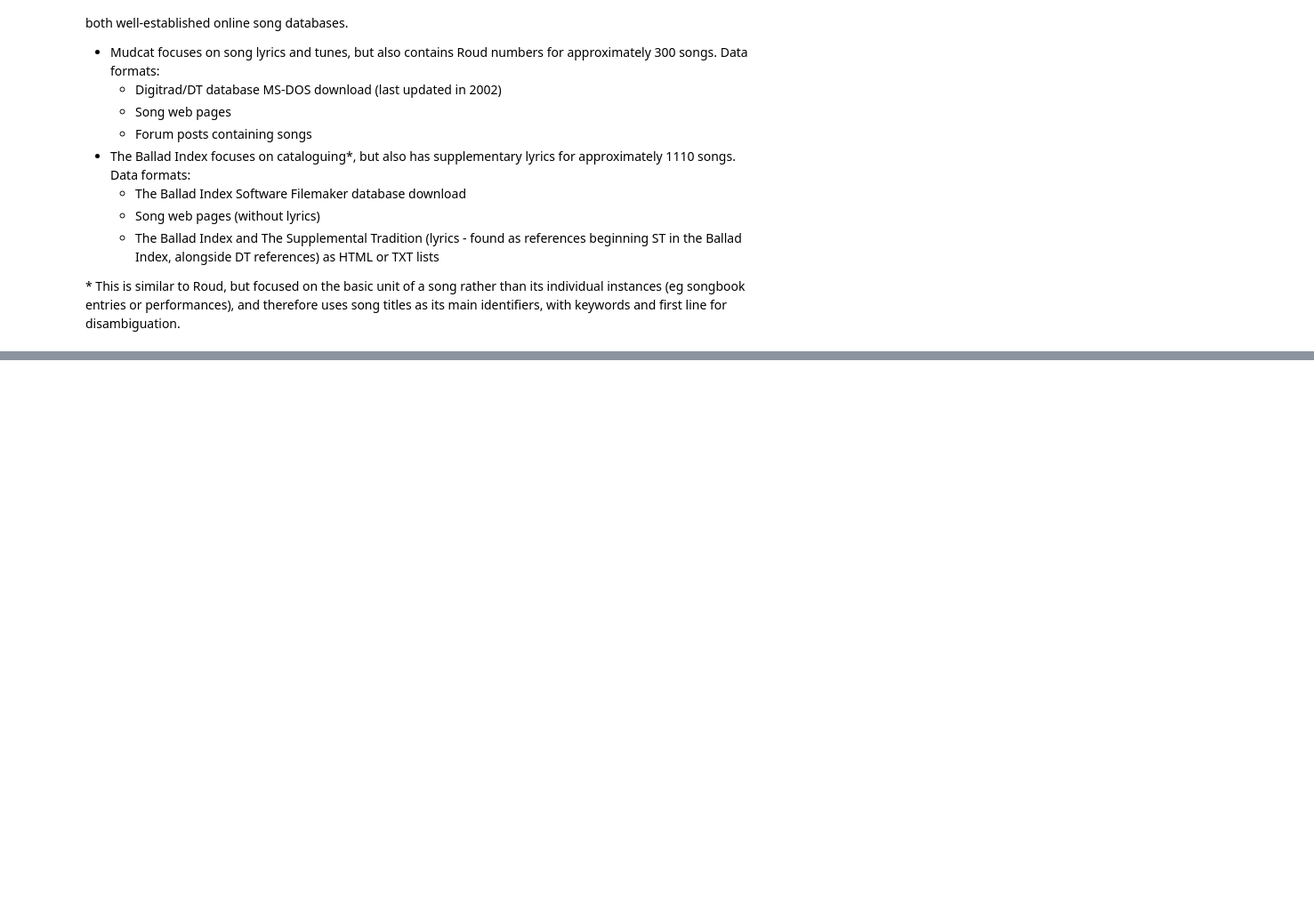
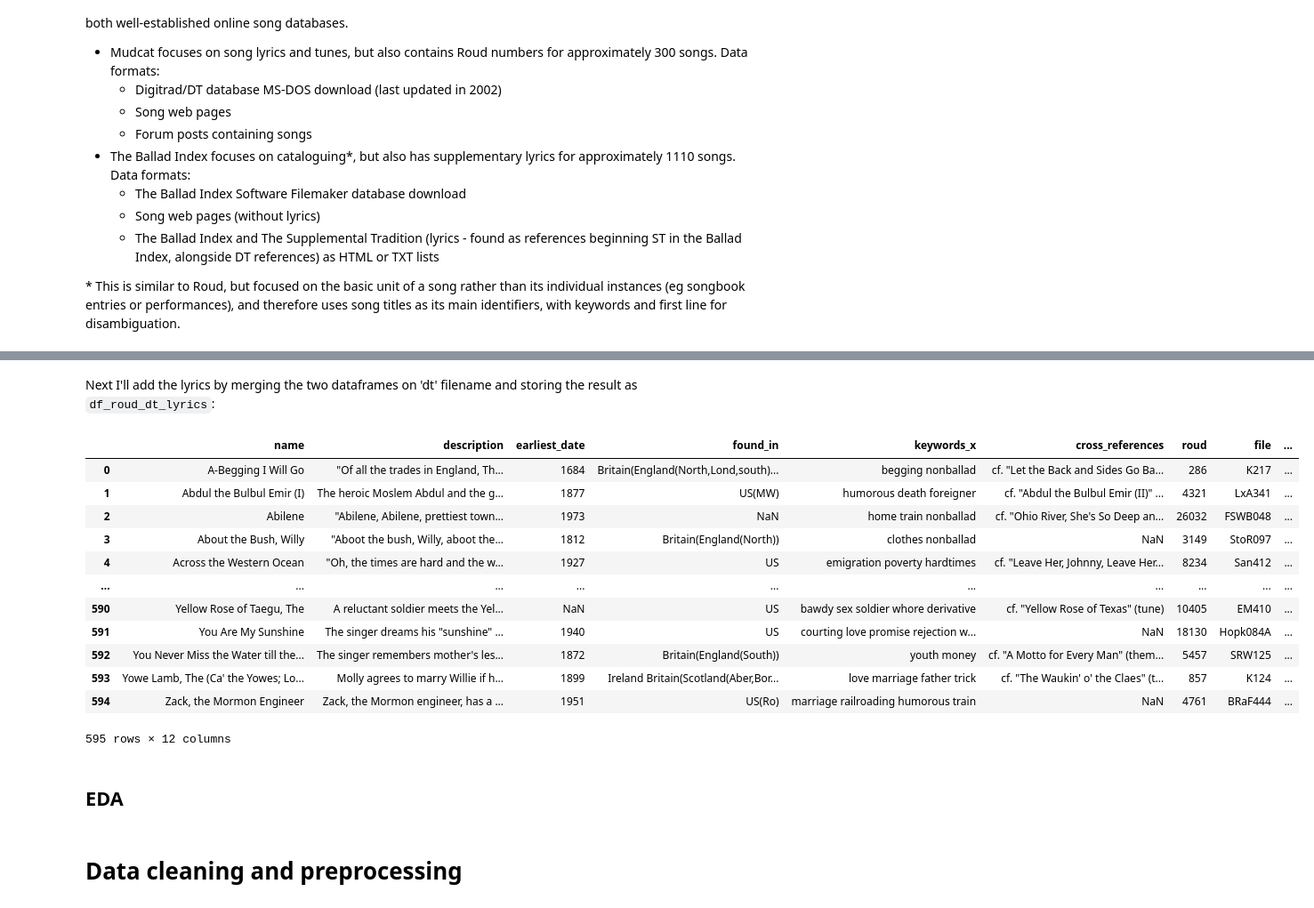
Before and after one commit to sian0x0/Roud-Song-Clusters, a Jupyter notebook: Roud-Clusters.ipynb, the cells around one changed output, grey strips where cells are left out. Shown at 89% size. Saved outputs shown, nothing was run; the diff lists cells and outputs as text; code cells hidden in the pictures; blank space fills up the shorter version.

Commit message:
data wrangling Ballad Index and Mudcat Digitrad

```diff
--- a/Roud-Clusters.ipynb
+++ b/Roud-Clusters.ipynb
@@ -327,0 +293,3 @@ df.sort_values('dt')
+# %%
+df_roud_dt = df[(~df.dt.isna()) & (~df.roud.isna())]
+df_roud_dt
@@ -327,0 +310,23 @@ df.sort_values('dt')
+# %% [markdown]
+Next I'll add the lyrics by merging the two dataframes on 'dt' filename and storing the result as `df_roud_dt_lyrics`:
+# %%
+df_roud_dt_lyrics = df_roud_dt.merge(df_lyrics, on='dt')
+df_roud_dt_lyrics
+# %% [output]
+|  | name | description | earliest_date | found_in | keywords_x | cross_references | roud | file | ... |
+| 0 | A-Begging I Will Go | "Of all the trades in England, Th... | 1684 | Britain(England(North,Lond,south)... | begging nonballad | cf. "Let the Back and Sides Go Ba... | 286 | K217 | ... |
+| 1 | Abdul the Bulbul Emir (I) | The heroic Moslem Abdul and the g... | 1877 | US(MW) | humorous death foreigner | cf. "Abdul the Bulbul Emir (II)" ... | 4321 | LxA341 | ... |
+| 2 | Abilene | "Abilene, Abilene, prettiest town... | 1973 | NaN | home train nonballad | cf. "Ohio River, She's So Deep an... | 26032 | FSWB048 | ... |
+| 3 | About the Bush, Willy | "Aboot the bush, Willy, aboot the... | 1812 | Britain(England(North)) | clothes nonballad | NaN | 3149 | StoR097 | ... |
+| 4 | Across the Western Ocean | "Oh, the times are hard and the w... | 1927 | US | emigration poverty hardtimes | cf. "Leave Her, Johnny, Leave Her... | 8234 | San412 | ... |
+| ... | ... | ... | ... | ... | ... | ... | ... | ... | ... |
+| 590 | Yellow Rose of Taegu, The | A reluctant soldier meets the Yel... | NaN | US | bawdy sex soldier whore derivative | cf. "Yellow Rose of Texas" (tune) | 10405 | EM410 | ... |
+| 591 | You Are My Sunshine | The singer dreams his "sunshine" ... | 1940 | US | courting love promise rejection w... | NaN | 18130 | Hopk084A | ... |
+| 592 | You Never Miss the Water till the... | The singer remembers mother's les... | 1872 | Britain(England(South)) | youth money | cf. "A Motto for Every Man" (them... | 5457 | SRW125 | ... |
+| 593 | Yowe Lamb, The (Ca' the Yowes; Lo... | Molly agrees to marry Willie if h... | 1899 | Ireland Britain(Scotland(Aber,Bor... | love marriage father trick | cf. "The Waukin' o' the Claes" (t... | 857 | K124 | ... |
+| 594 | Zack, the Mormon Engineer | Zack, the Mormon engineer, has a ... | 1951 | US(Ro) | marriage railroading humorous train | NaN | 4761 | BRaF444 | ... |
+595 rows × 12 columns
+# %% [markdown]
+## EDA
+# %% [markdown]
+# Data cleaning and preprocessing
```
Also changed, not shown: parts of 33 cells of this notebook, 1 other file.
